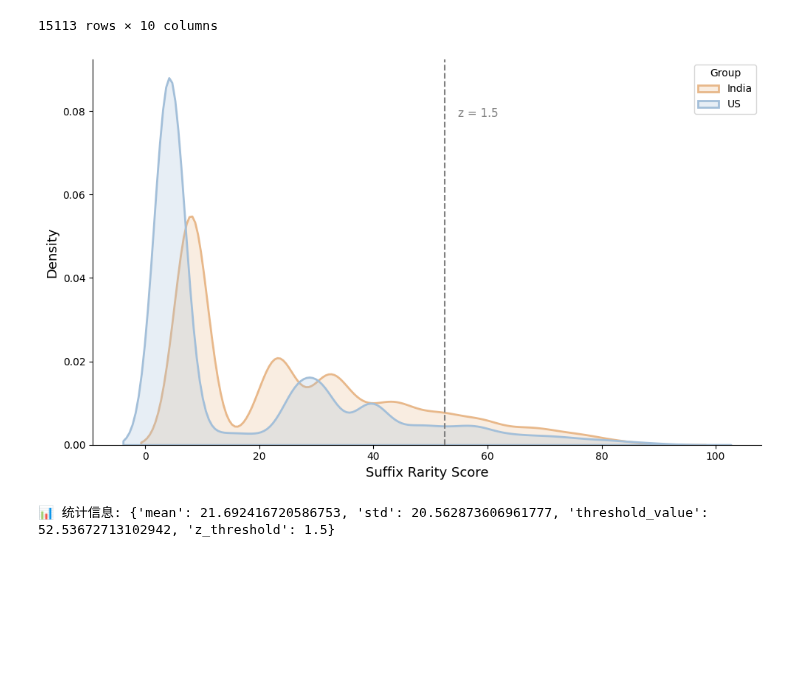
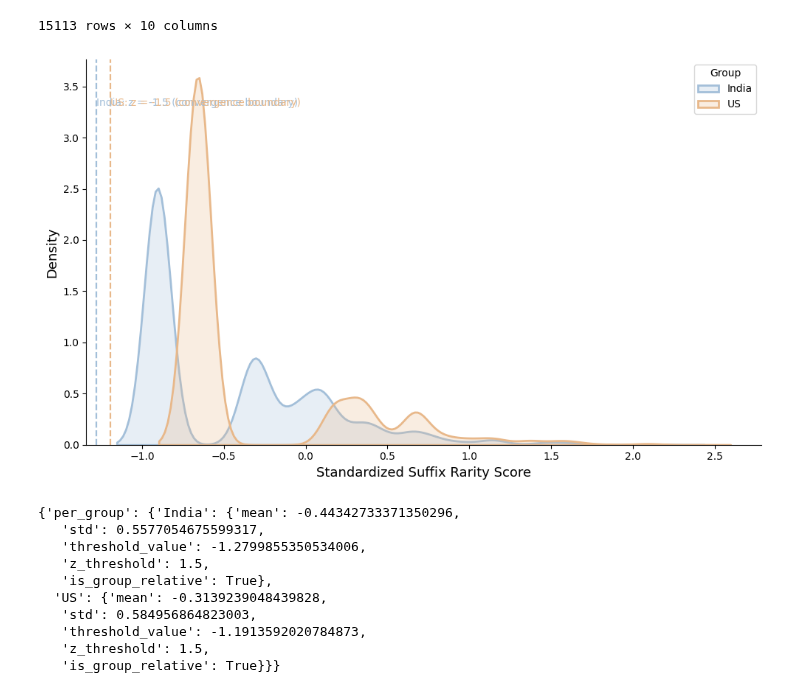
Before and after one commit to sdaza/Sequenzo, a Jupyter notebook: original_datasets_and_cleaning/qiqi/250808_tree/05_convergence.ipynb, the cells around one changed output. Cells and saved outputs as stored; diff of their text form; code cells hidden in the pictures; blank space fills up the shorter version.

Commit message:
Suffix rarity plot: per-group thresholds (mean - z*std), color-matched lines/labels, return per-group stats; prefix unchanged

```diff
--- a/original_datasets_and_cleaning/qiqi/250808_tree/05_convergence.ipynb
+++ b/original_datasets_and_cleaning/qiqi/250808_tree/05_convergence.ipynb
@@ -132,24 +132,40 @@ df_rarity_india
 | 15112 | 5.580259 | 5.545773 | 5.512437 | 5.464427 | 5.448923 | 3.123524 | 2.953812 | 2.796765 | 2.639521 | 2.502058 |
 15113 rows × 10 columns
 # %%
-# 🎉 使用新的通用可视化函数！
-# 演示 plot_prefix_rarity_distribution 的各种用法
+import numpy as np
 
-# 示例1：多组对比，带阈值线（你现在正在使用的效果）
-data_dict = {
-    "India": india_df["suffix_rarity_score"].tolist(),
-    "US": us_df["suffix_rarity_score"].tolist()
-}
+# 1) 分组各自建模（组内做列向 z 标准化）
+indiv_india = india_model
+indiv_us    = us_model
 
-stats = plot_suffix_rarity_distribution(
-    data=data_dict,
-    colors={"India": "#E8B88A", "US": "#A3BFD9"},
-    show_threshold=True,
+india_stat = indiv_india.compute_standardized_rarity_score(min_t=3, window=1)
+us_stat    = indiv_us.compute_standardized_rarity_score(min_t=3, window=1)
+
+# 可自检：判定与统计量一致
+flags_india = indiv_india.compute_converged(z_threshold=1.5, min_t=3, window=1)
+flags_us    = indiv_us.compute_converged(z_threshold=1.5, min_t=3, window=1)
+# 修正断言：收敛 = z <= -1.5 (低稀有度，更典型)
+assert ((np.array(india_stat) <= -1.5) == np.array(flags_india)).all()
+assert ((np.array(us_stat) <= -1.5) == np.array(flags_us)).all()
+
+# 2) 画图：竖线就是决策边界
+# 绘制分布图，竖线现在真正代表分类边界
+plot_suffix_rarity_distribution(  # 不是 plot_prefix_
+    data={"India": india_stat, "US": us_stat},
+    is_standardized_score=True,
     z_threshold=1.5,
-    save_as="suffix_rarity_distribution_with_threshold"
+    threshold_label="z = -1.5 (convergence boundary)",  # 注意是 -1.5
+    save_as="standardized_rarity_comparison"
 )
-
-print("📊 统计信息:", stats)
 # %% [output]
-[figure, old version]
+[figure, new version]
-📊 统计信息: {'mean': 21.692416720586753, 'std': 20.562873606961777, 'threshold_value': 52.53672713102942, 'z_threshold': 1.5}
+{'per_group': {'India': {'mean': -0.44342733371350296,
+   'std': 0.5577054675599317,
+   'threshold_value': -1.2799855350534006,
+   'z_threshold': 1.5,
+   'is_group_relative': True},
+  'US': {'mean': -0.3139239048439828,
+   'std': 0.584956864823003,
+   'threshold_value': -1.1913592020784873,
+   'z_threshold': 1.5,
+   'is_group_relative': True}}}
```
Also changed, not shown: 5 other files.
